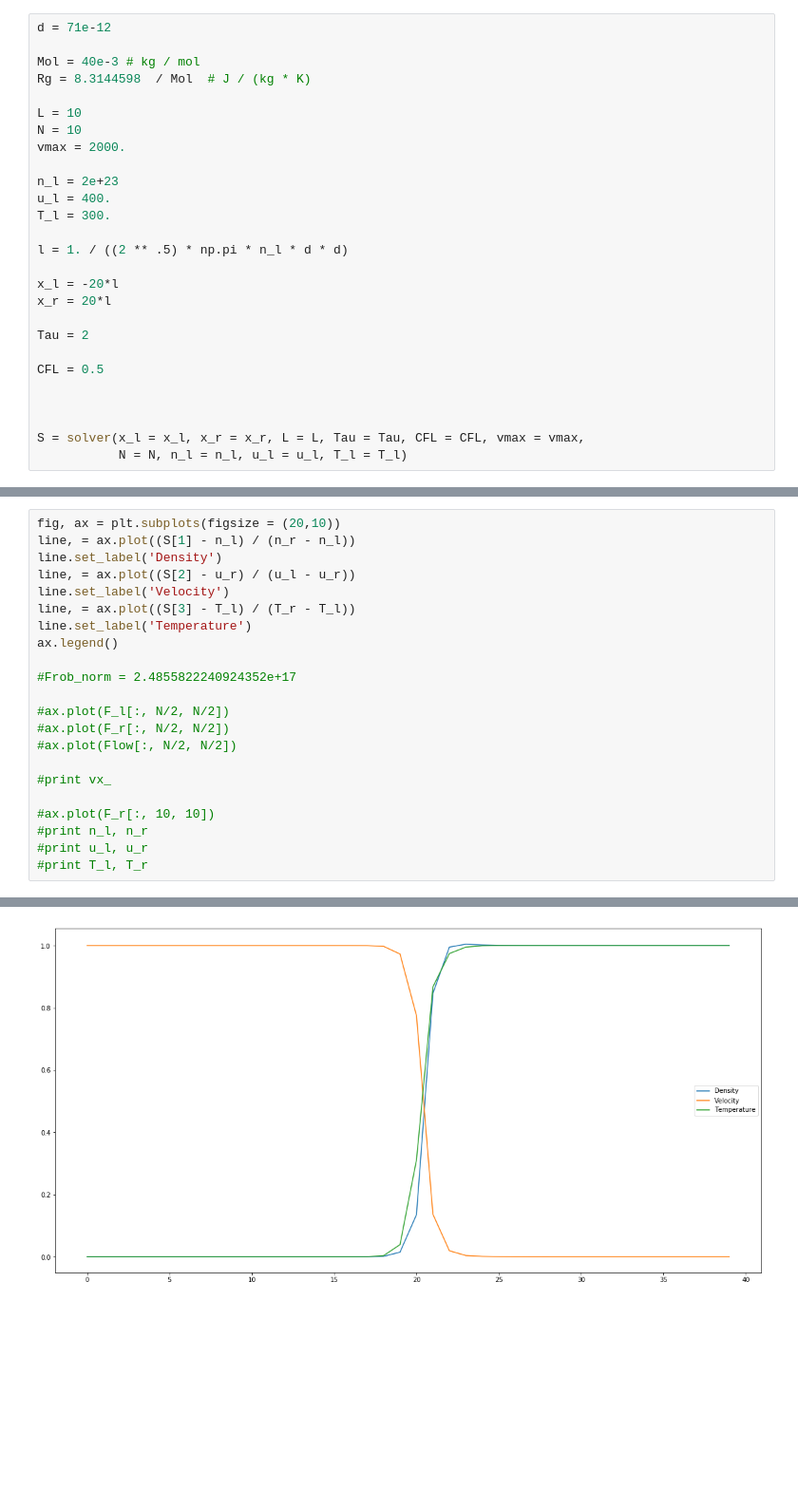
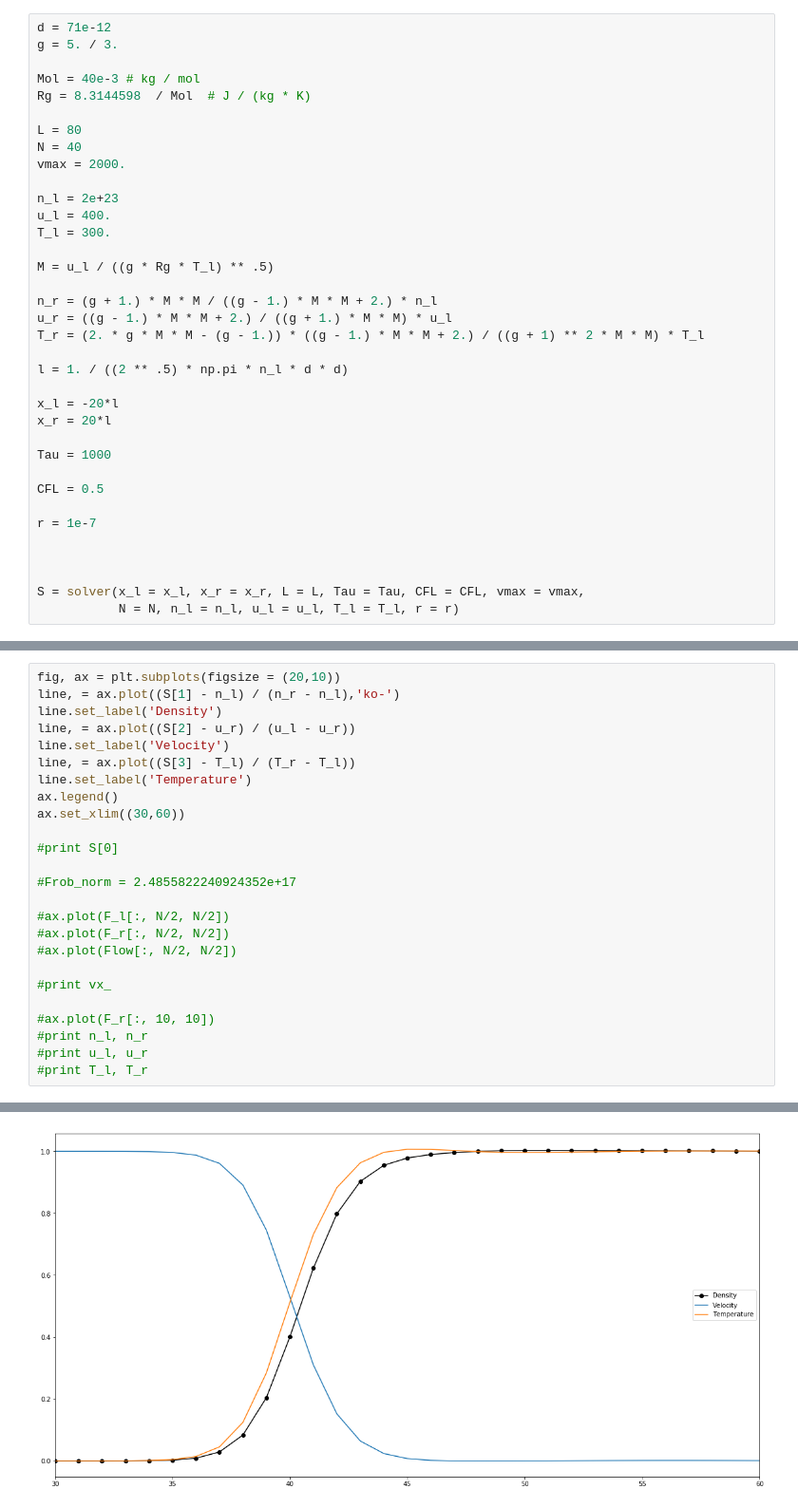
Before and after one commit to KornevEK/Boltzmann, a Jupyter notebook: REA_Solver_Boltzmann_TT.ipynb, the cells around one changed output, grey strips where cells are left out. Shown: that part at 95% size. Saved outputs shown, nothing was run; the diff lists cells and outputs as text; blank space fills up the shorter version.

```diff
--- a/REA_Solver_Boltzmann_TT.ipynb
+++ b/REA_Solver_Boltzmann_TT.ipynb
@@ -324,28 +265,37 @@ def solver(x_l, x_r, L, Tau, CFL, vmax, N, n_l, u_l, T_l):
     return f, Dens, Vel, Temp
 # %%
 d = 71e-12
+g = 5. / 3.
 
 Mol = 40e-3 # kg / mol
 Rg = 8.3144598  / Mol  # J / (kg * K)
 
-L = 10
-N = 10
+L = 80
+N = 40
 vmax = 2000.
 
 n_l = 2e+23
 u_l = 400.
 T_l = 300.
 
+M = u_l / ((g * Rg * T_l) ** .5)
+
+n_r = (g + 1.) * M * M / ((g - 1.) * M * M + 2.) * n_l
+u_r = ((g - 1.) * M * M + 2.) / ((g + 1.) * M * M) * u_l
+T_r = (2. * g * M * M - (g - 1.)) * ((g - 1.) * M * M + 2.) / ((g + 1) ** 2 * M * M) * T_l
+
 l = 1. / ((2 ** .5) * np.pi * n_l * d * d)
 
 x_l = -20*l
 x_r = 20*l
 
-Tau = 2
+Tau = 1000
 
 CFL = 0.5
+
+r = 1e-7
 
 
 
 S = solver(x_l = x_l, x_r = x_r, L = L, Tau = Tau, CFL = CFL, vmax = vmax,
-           N = N, n_l = n_l, u_l = u_l, T_l = T_l)
+           N = N, n_l = n_l, u_l = u_l, T_l = T_l, r = r)
@@ -352,12 +304,15 @@ S = solver(x_l = x_l, x_r = x_r, L = L, Tau = Tau, CFL = CFL, vmax = vmax,
 # %%
 fig, ax = plt.subplots(figsize = (20,10))
-line, = ax.plot((S[1] - n_l) / (n_r - n_l))
+line, = ax.plot((S[1] - n_l) / (n_r - n_l),'ko-')
 line.set_label('Density')
 line, = ax.plot((S[2] - u_r) / (u_l - u_r))
 line.set_label('Velocity')
 line, = ax.plot((S[3] - T_l) / (T_r - T_l))
 line.set_label('Temperature')
 ax.legend()
+ax.set_xlim((30,60))
+
+#print S[0]
 
 #Frob_norm = 2.4855822240924352e+17
 
@@ -376 +331 @@ ax.legend()
-[figure, old version]
+[figure, new version]
```
Also changed, not shown: parts of 15 cells of this notebook, 1 other file.
